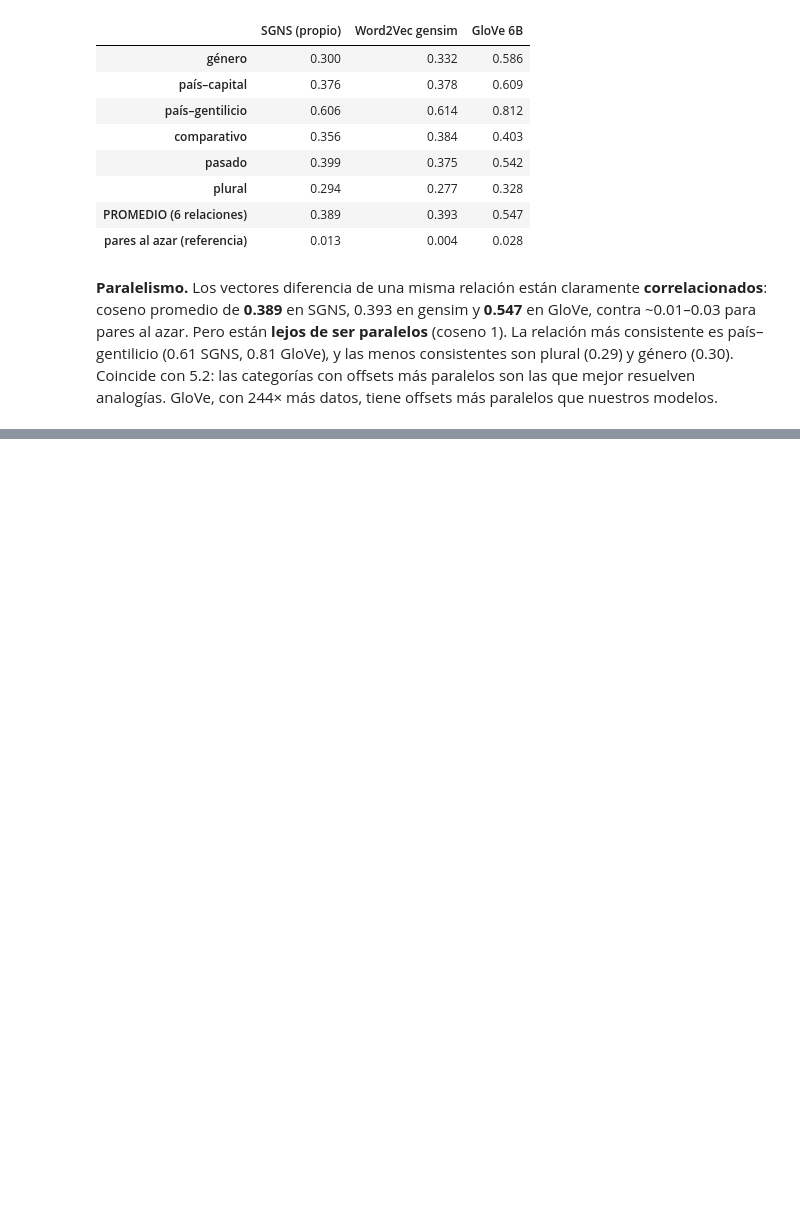
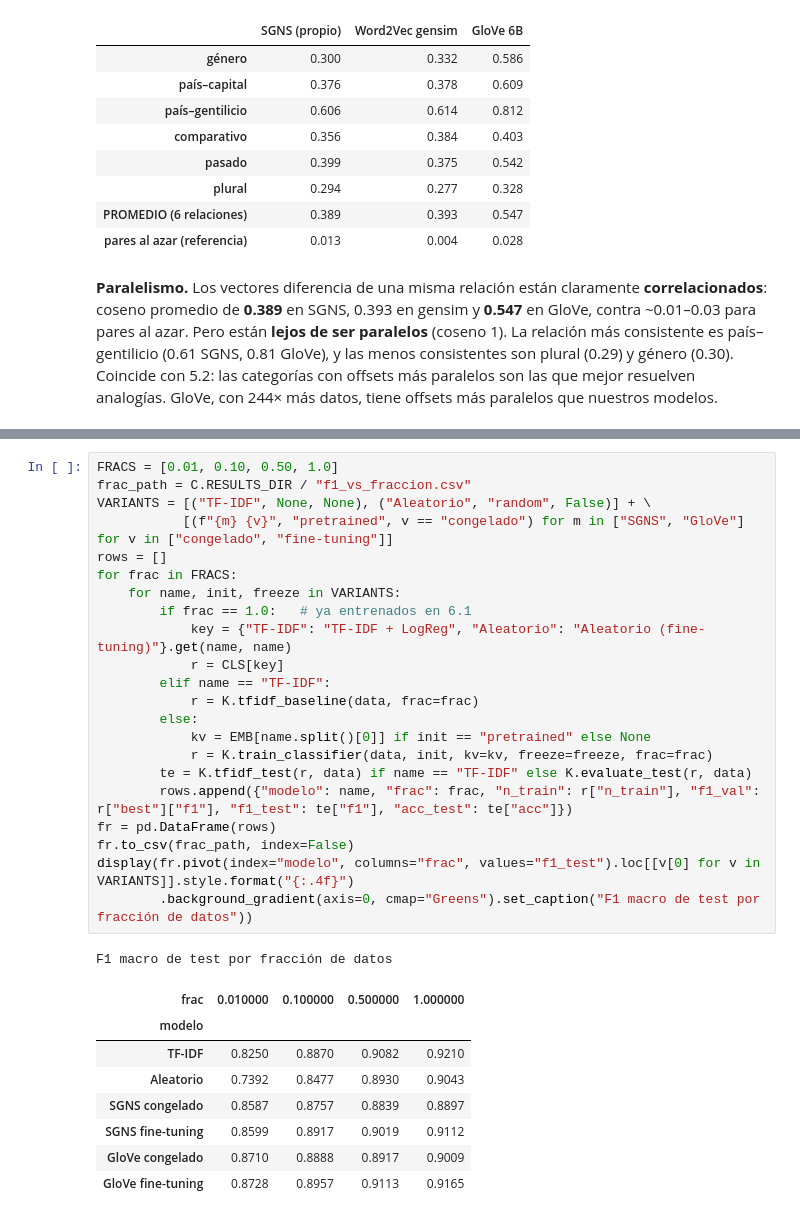
Before and after one commit to FerAHMz/lab7-dl, a Jupyter notebook: notebooks/Laboratorio7_NLP_Embeddings.ipynb, the cells around one changed output, grey strips where cells are left out. Saved outputs shown, nothing was run; the diff lists cells and outputs as text; blank space fills up the shorter version.

```diff
--- a/notebooks/Laboratorio7_NLP_Embeddings.ipynb
+++ b/notebooks/Laboratorio7_NLP_Embeddings.ipynb
@@ -986,0 +1113,32 @@ display(par.style.format("{:.3f}").background_gradient(cmap="Greens", vmin=0, vm
+# %%
+FRACS = [0.01, 0.10, 0.50, 1.0]
+frac_path = C.RESULTS_DIR / "f1_vs_fraccion.csv"
+VARIANTS = [("TF-IDF", None, None), ("Aleatorio", "random", False)] + \
+           [(f"{m} {v}", "pretrained", v == "congelado") for m in ["SGNS", "GloVe"] for v in ["congelado", "fine-tuning"]]
+rows = []
+for frac in FRACS:
+    for name, init, freeze in VARIANTS:
+        if frac == 1.0:   # ya entrenados en 6.1
+            key = {"TF-IDF": "TF-IDF + LogReg", "Aleatorio": "Aleatorio (fine-tuning)"}.get(name, name)
+            r = CLS[key]
+        elif name == "TF-IDF":
+            r = K.tfidf_baseline(data, frac=frac)
+        else:
+            kv = EMB[name.split()[0]] if init == "pretrained" else None
+            r = K.train_classifier(data, init, kv=kv, freeze=freeze, frac=frac)
+        te = K.tfidf_test(r, data) if name == "TF-IDF" else K.evaluate_test(r, data)
+        rows.append({"modelo": name, "frac": frac, "n_train": r["n_train"], "f1_val": r["best"]["f1"], "f1_test": te["f1"], "acc_test": te["acc"]})
+fr = pd.DataFrame(rows)
+fr.to_csv(frac_path, index=False)
+display(fr.pivot(index="modelo", columns="frac", values="f1_test").loc[[v[0] for v in VARIANTS]].style.format("{:.4f}")
+        .background_gradient(axis=0, cmap="Greens").set_caption("F1 macro de test por fracción de datos"))
+# %% [output]
+F1 macro de test por fracción de datos
+| frac | 0.010000 | 0.100000 | 0.500000 | 1.000000 |
+| modelo |  |  |  |  |
+| TF-IDF | 0.8250 | 0.8870 | 0.9082 | 0.9210 |
+| Aleatorio | 0.7392 | 0.8477 | 0.8930 | 0.9043 |
+| SGNS congelado | 0.8587 | 0.8757 | 0.8839 | 0.8897 |
+| SGNS fine-tuning | 0.8599 | 0.8917 | 0.9019 | 0.9112 |
+| GloVe congelado | 0.8710 | 0.8888 | 0.8917 | 0.9009 |
+| GloVe fine-tuning | 0.8728 | 0.8957 | 0.9113 | 0.9165 |
```
Also changed, not shown: parts of 15 cells of this notebook, 6 other files.
